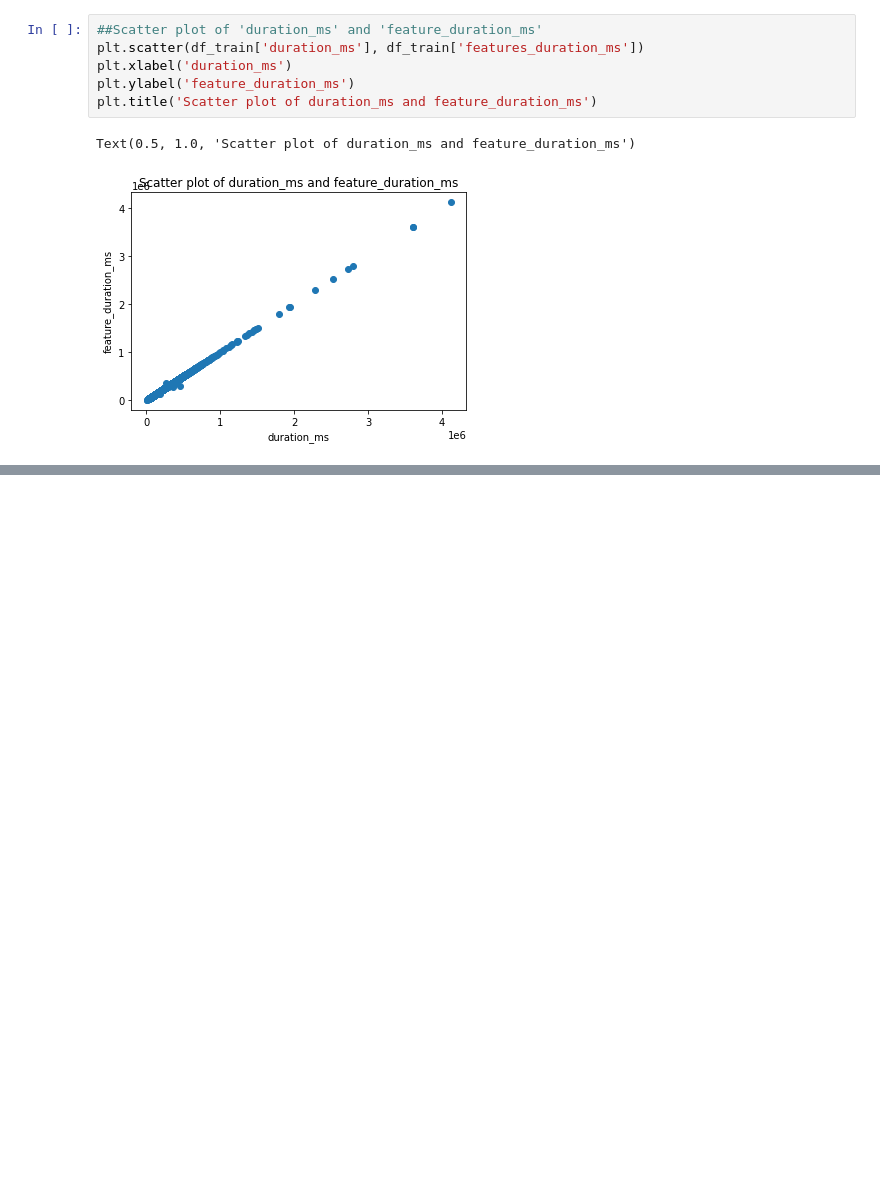
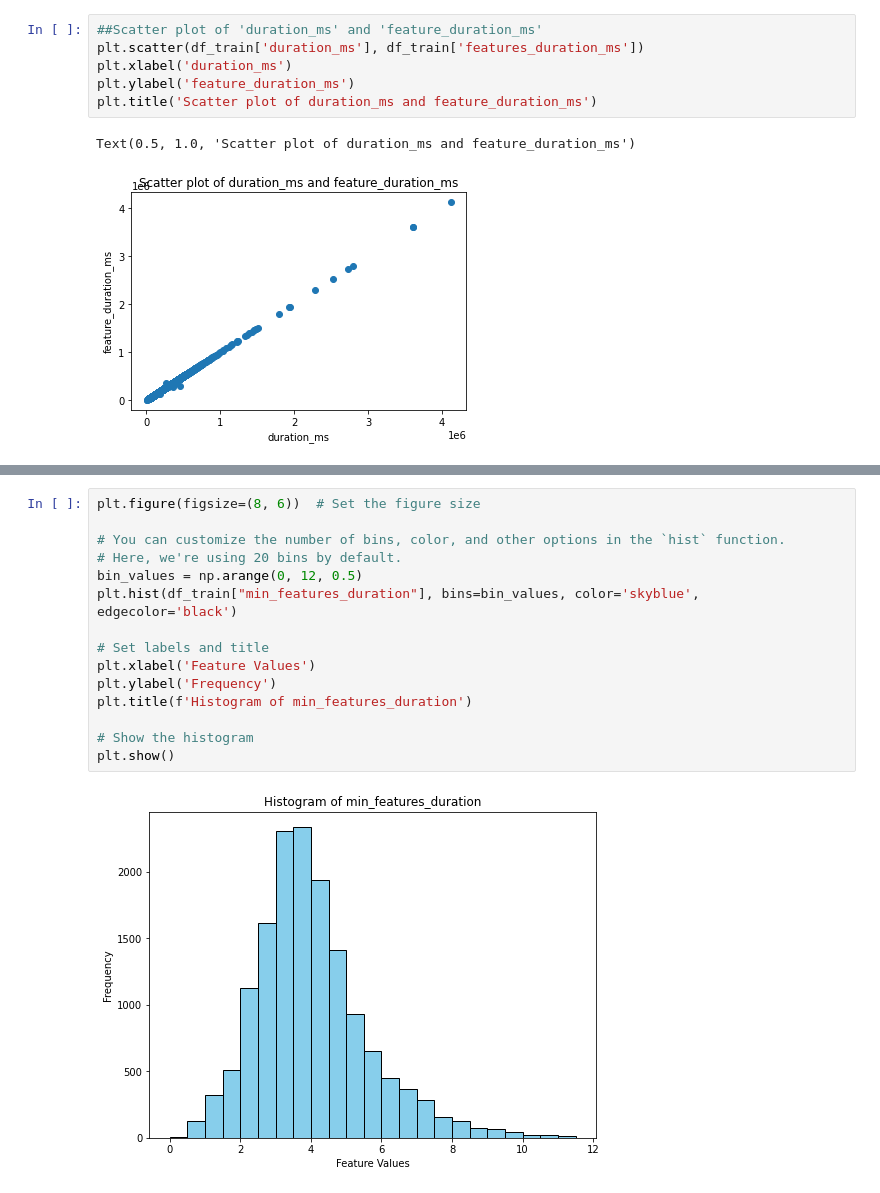
Before and after one commit to EmilianoMarrale/Spotify-Dataset-Analysis, a Jupyter notebook: Project Data Understanding.ipynb, the cells around one changed output, grey strips where cells are left out. Drawn from its saved outputs; the diff is of its cells as text; blank space fills up the shorter version.

```diff
--- a/Project Data Understanding.ipynb
+++ b/Project Data Understanding.ipynb
@@ -458,0 +475,17 @@ plt.show()
+# %%
+plt.figure(figsize=(8, 6))  # Set the figure size
+
+# You can customize the number of bins, color, and other options in the `hist` function.
+# Here, we're using 20 bins by default.
+bin_values = np.arange(0, 12, 0.5)
+plt.hist(df_train["min_features_duration"], bins=bin_values, color='skyblue', edgecolor='black')
+
+# Set labels and title
+plt.xlabel('Feature Values')
+plt.ylabel('Frequency')
+plt.title(f'Histogram of min_features_duration')
+
+# Show the histogram
+plt.show()
+# %% [output]
+[figure, added]
```
Also changed, not shown: parts of 7 cells of this notebook.
